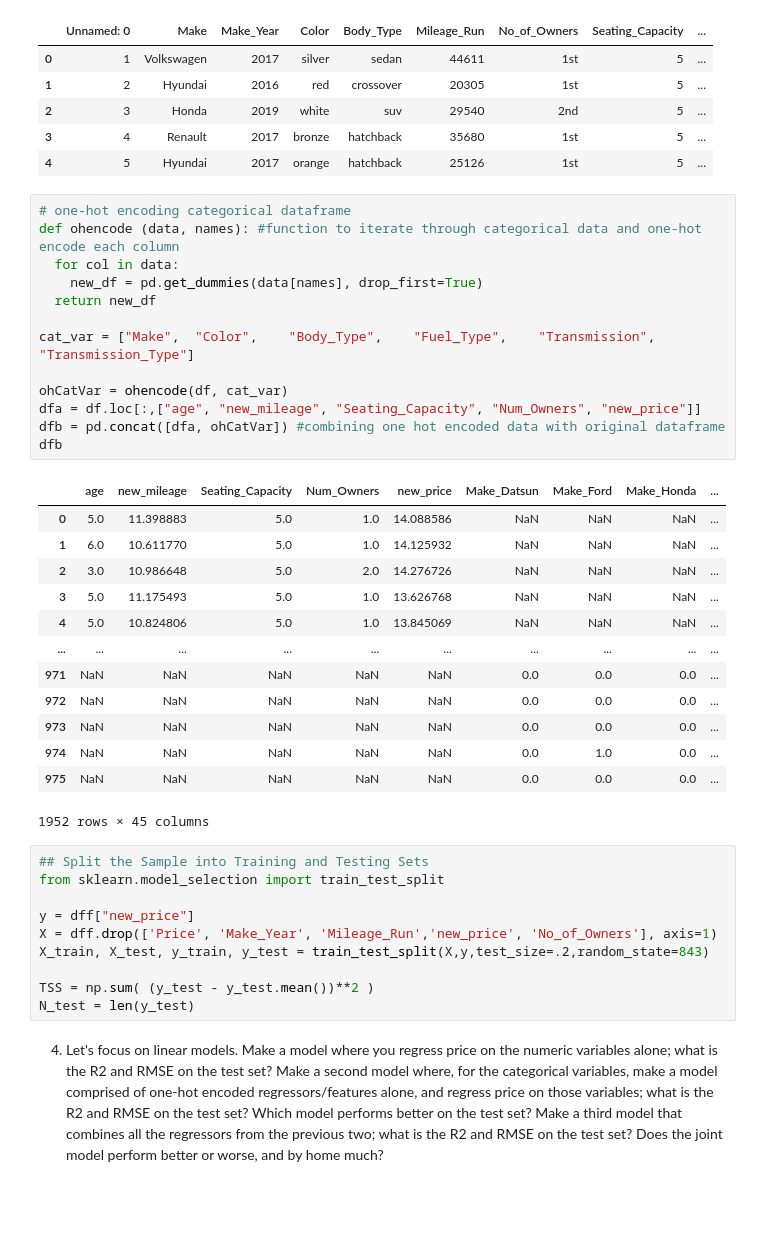
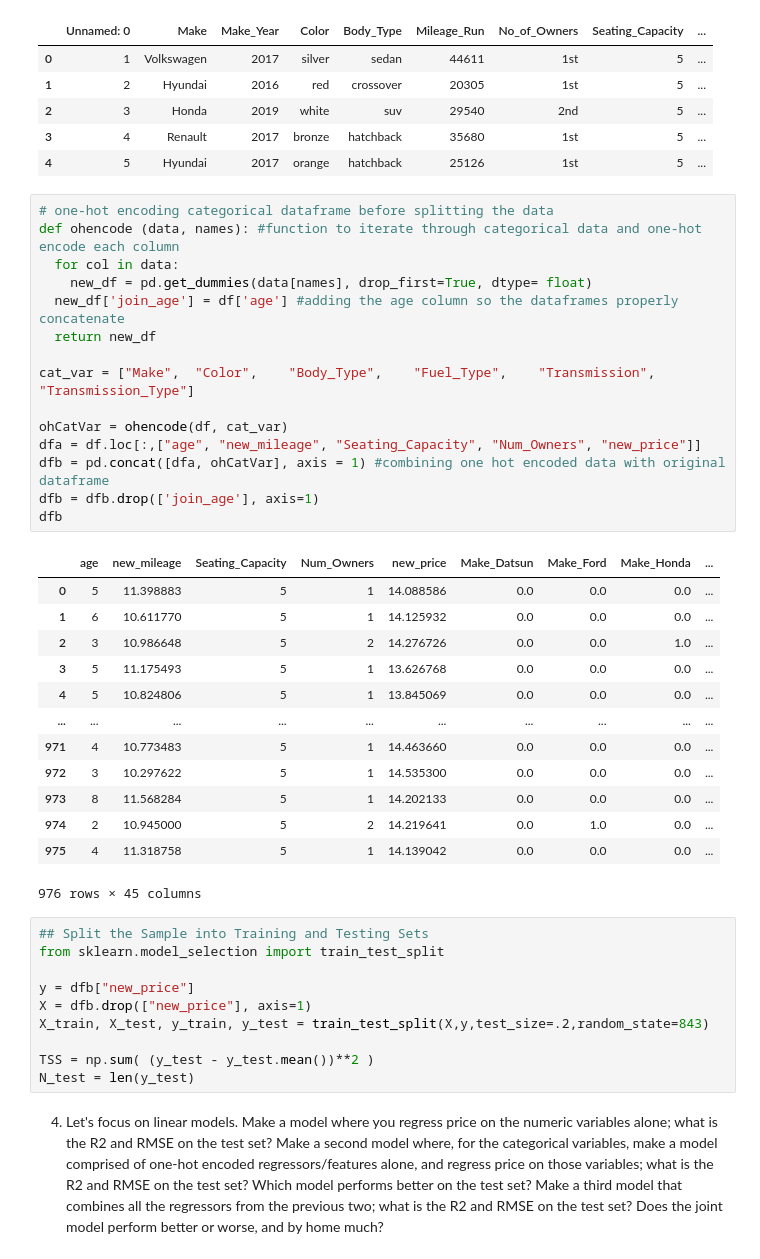
Before and after one commit to acb4rn/assignment4, a Jupyter notebook: assignment4.ipynb, the cells around one changed output. Saved outputs shown, nothing was run; the diff lists cells and outputs as text; blank space fills up the shorter version.

```diff
--- a/assignment4.ipynb
+++ b/assignment4.ipynb
@@ -179,38 +185,40 @@ df.head()
 | 3 | 4 | Renault | 2017 | bronze | hatchback | 35680 | 1st | 5 | ... |
 | 4 | 5 | Hyundai | 2017 | orange | hatchback | 25126 | 1st | 5 | ... |
 # %%
-# one-hot encoding categorical dataframe
+# one-hot encoding categorical dataframe before splitting the data
 def ohencode (data, names): #function to iterate through categorical data and one-hot encode each column
   for col in data:
-    new_df = pd.get_dummies(data[names], drop_first=True)
+    new_df = pd.get_dummies(data[names], drop_first=True, dtype= float)
+  new_df['join_age'] = df['age'] #adding the age column so the dataframes properly concatenate
   return new_df
 
 cat_var = ["Make",	"Color",	"Body_Type",	"Fuel_Type",	"Transmission",	"Transmission_Type"]
 
 ohCatVar = ohencode(df, cat_var)
 dfa = df.loc[:,["age", "new_mileage", "Seating_Capacity", "Num_Owners", "new_price"]]
-dfb = pd.concat([dfa, ohCatVar]) #combining one hot encoded data with original dataframe
+dfb = pd.concat([dfa, ohCatVar], axis = 1) #combining one hot encoded data with original dataframe
+dfb = dfb.drop(['join_age'], axis=1)
 dfb
 # %% [output]
 |  | age | new_mileage | Seating_Capacity | Num_Owners | new_price | Make_Datsun | Make_Ford | Make_Honda | ... |
-| 0 | 5.0 | 11.398883 | 5.0 | 1.0 | 14.088586 | NaN | NaN | NaN | ... |
-| 1 | 6.0 | 10.611770 | 5.0 | 1.0 | 14.125932 | NaN | NaN | NaN | ... |
-| 2 | 3.0 | 10.986648 | 5.0 | 2.0 | 14.276726 | NaN | NaN | NaN | ... |
-| 3 | 5.0 | 11.175493 | 5.0 | 1.0 | 13.626768 | NaN | NaN | NaN | ... |
-| 4 | 5.0 | 10.824806 | 5.0 | 1.0 | 13.845069 | NaN | NaN | NaN | ... |
+| 0 | 5 | 11.398883 | 5 | 1 | 14.088586 | 0.0 | 0.0 | 0.0 | ... |
+| 1 | 6 | 10.611770 | 5 | 1 | 14.125932 | 0.0 | 0.0 | 0.0 | ... |
+| 2 | 3 | 10.986648 | 5 | 2 | 14.276726 | 0.0 | 0.0 | 1.0 | ... |
+| 3 | 5 | 11.175493 | 5 | 1 | 13.626768 | 0.0 | 0.0 | 0.0 | ... |
+| 4 | 5 | 10.824806 | 5 | 1 | 13.845069 | 0.0 | 0.0 | 0.0 | ... |
 | ... | ... | ... | ... | ... | ... | ... | ... | ... | ... |
-| 971 | NaN | NaN | NaN | NaN | NaN | 0.0 | 0.0 | 0.0 | ... |
-| 972 | NaN | NaN | NaN | NaN | NaN | 0.0 | 0.0 | 0.0 | ... |
-| 973 | NaN | NaN | NaN | NaN | NaN | 0.0 | 0.0 | 0.0 | ... |
-| 974 | NaN | NaN | NaN | NaN | NaN | 0.0 | 1.0 | 0.0 | ... |
-| 975 | NaN | NaN | NaN | NaN | NaN | 0.0 | 0.0 | 0.0 | ... |
+| 971 | 4 | 10.773483 | 5 | 1 | 14.463660 | 0.0 | 0.0 | 0.0 | ... |
+| 972 | 3 | 10.297622 | 5 | 1 | 14.535300 | 0.0 | 0.0 | 0.0 | ... |
+| 973 | 8 | 11.568284 | 5 | 1 | 14.202133 | 0.0 | 0.0 | 0.0 | ... |
+| 974 | 2 | 10.945000 | 5 | 2 | 14.219641 | 0.0 | 1.0 | 0.0 | ... |
+| 975 | 4 | 11.318758 | 5 | 1 | 14.139042 | 0.0 | 0.0 | 0.0 | ... |
-1952 rows × 45 columns
+976 rows × 45 columns
 # %%
 ## Split the Sample into Training and Testing Sets
 from sklearn.model_selection import train_test_split
 
-y = dff["new_price"]
-X = dff.drop(['Price', 'Make_Year', 'Mileage_Run','new_price', 'No_of_Owners'], axis=1)
+y = dfb["new_price"]
+X = dfb.drop(["new_price"], axis=1)
 X_train, X_test, y_train, y_test = train_test_split(X,y,test_size=.2,random_state=843)
 
 TSS = np.sum( (y_test - y_test.mean())**2 )
```
Also changed, not shown: parts of 13 cells of this notebook.
